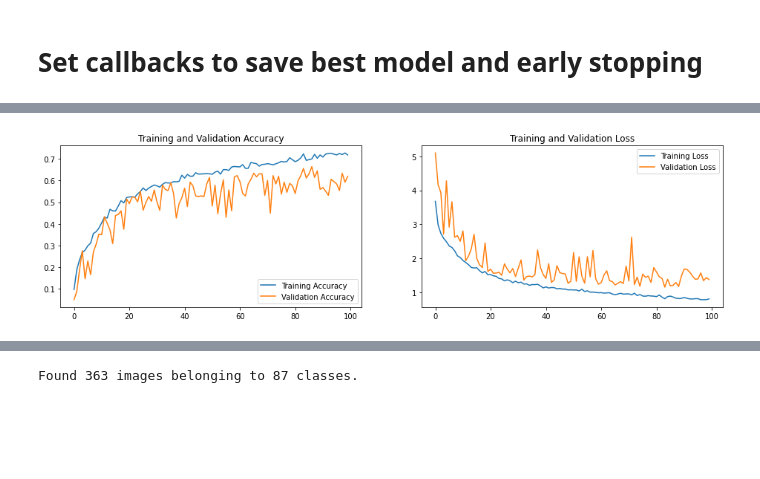
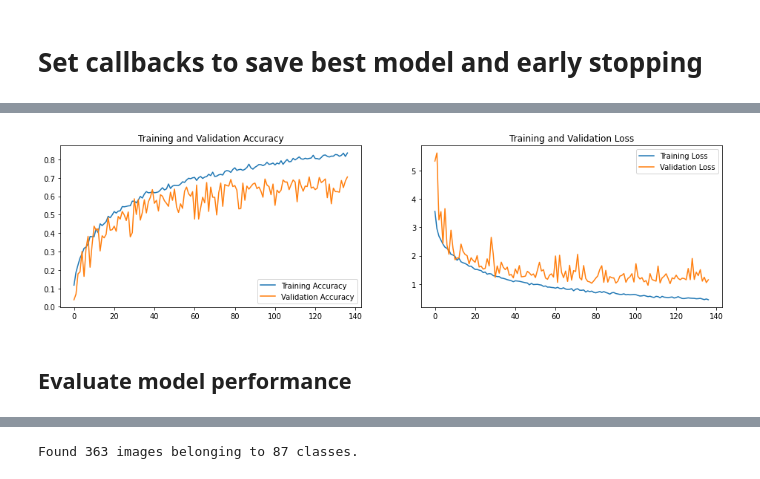
Before and after one commit to loremendez/Gemstones, a Jupyter notebook: Gemstones.ipynb, the cells around one changed output, grey strips where cells are left out. Cells and saved outputs as stored; diff of their text form; code cells hidden in the pictures; blank space fills up the shorter version.

```diff
--- a/Gemstones.ipynb
+++ b/Gemstones.ipynb
@@ -31,6 +43,7 @@ test/  train/
 # %%
 base_dir = %pwd
 data_dir = os.path.join(base_dir, 'Data')
+model_path = os.path.join(base_dir, 'Model')
 BATCH_SIZE = 16
 IMG_SIZE = 256
 input_shape = (IMG_SIZE,IMG_SIZE)
@@ -156,7 +170,7 @@ train_data = image_gen_w_augmentation.flow_from_directory(
     interpolation='nearest'
 )
 
-val_data = image_gen_w_augmentation.flow_from_directory(
+val_data = image_gen.flow_from_directory(
     directory=os.path.join(data_dir,'test'),
     target_size=input_shape,
     color_mode='rgb',
@@ -303,7 +324,7 @@ callbacks = []
 
 # Save best model
 checkpoint_cb = tf.keras.callbacks.ModelCheckpoint(
-    filepath=os.path.join(base_dir, 'Model'),
+    filepath=model_path,
     monitor='val_loss',
     verbose=0,
     save_best_only=True,
@@ -317,13 +338,13 @@ callbacks.append(checkpoint_cb)
 earlystopping_cb = tf.keras.callbacks.EarlyStopping(
     monitor='val_loss',
     min_delta=0,
-    patience=20,
+    patience=30,
     verbose=0,
     mode='min'
 )
 callbacks.append(earlystopping_cb)
 # %%
-epochs=100
+epochs=150
 history = model.fit(
     train_data,
     steps_per_epoch=int(np.ceil(train_data.n / float(BATCH_SIZE))),
@@ -399,24 +465,24 @@ INFO:tensorflow:Assets written to: /home/lorena/Documents/Personal_projects/Gems
-# %%
-acc = history.history['accuracy']
-val_acc = history.history['val_accuracy']
-
-loss = history.history['loss']
-val_loss = history.history['val_loss']
-
-epochs_range = range(epochs)
-
-plt.figure(figsize=(16, 4))
-plt.subplot(1, 2, 1)
-plt.plot(epochs_range, acc, label='Training Accuracy')
-plt.plot(epochs_range, val_acc, label='Validation Accuracy')
-plt.legend(loc='lower right')
-plt.title('Training and Validation Accuracy')
-
-plt.subplot(1, 2, 2)
-plt.plot(epochs_range, loss, label='Training Loss')
-plt.plot(epochs_range, val_loss, label='Validation Loss')
-plt.legend(loc='upper right')
-plt.title('Training and Validation Loss')
-plt.show()
-# %% [output]
-[figure, removed]
+# %%
+acc = history.history['accuracy']
+val_acc = history.history['val_accuracy']
+
+loss = history.history['loss']
+val_loss = history.history['val_loss']
+
+#epochs_range = range(epochs)
+
+plt.figure(figsize=(16, 4))
+plt.subplot(1, 2, 1)
+plt.plot(acc, label='Training Accuracy')
+plt.plot(val_acc, label='Validation Accuracy')
+plt.legend(loc='lower right')
+plt.title('Training and Validation Accuracy')
+
+plt.subplot(1, 2, 2)
+plt.plot(loss, label='Training Loss')
+plt.plot(val_loss, label='Validation Loss')
+plt.legend(loc='upper right')
+plt.title('Training and Validation Loss')
+plt.show()
+# %% [output]
+[figure, added]
@@ -422,0 +497,2 @@ plt.show()
+# %% [markdown]
+## Evaluate model performance
```
Also changed, not shown: parts of 18 cells of this notebook, 2 other files.
